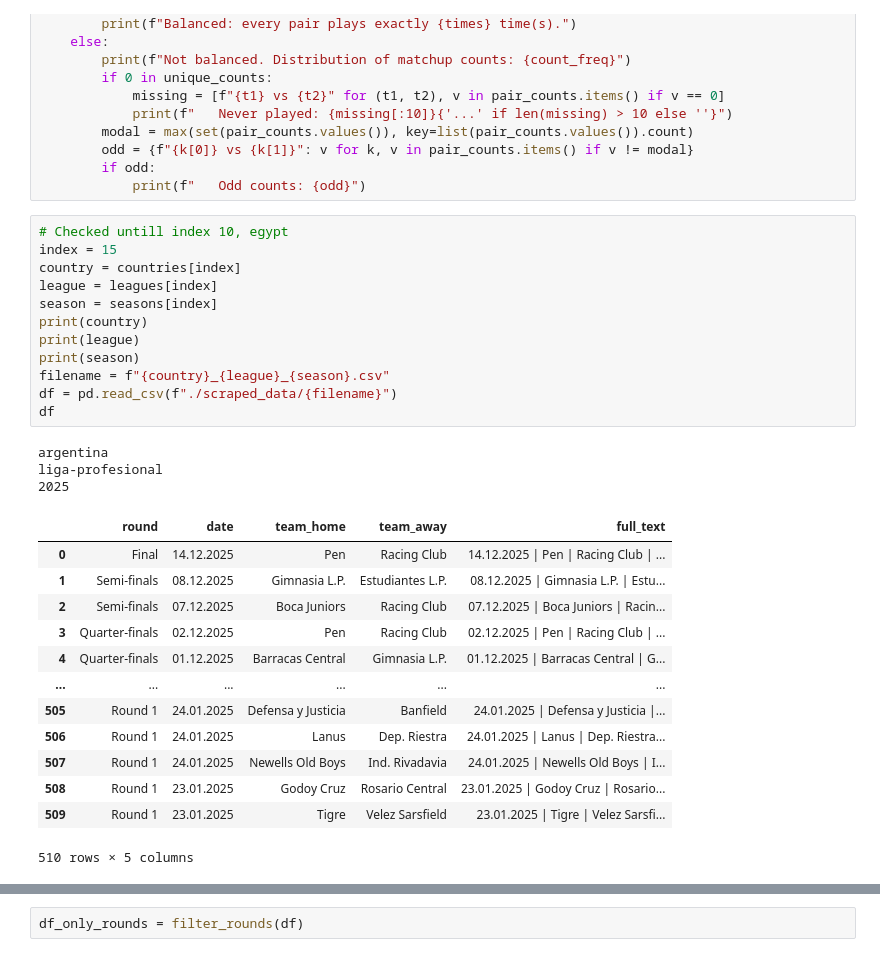
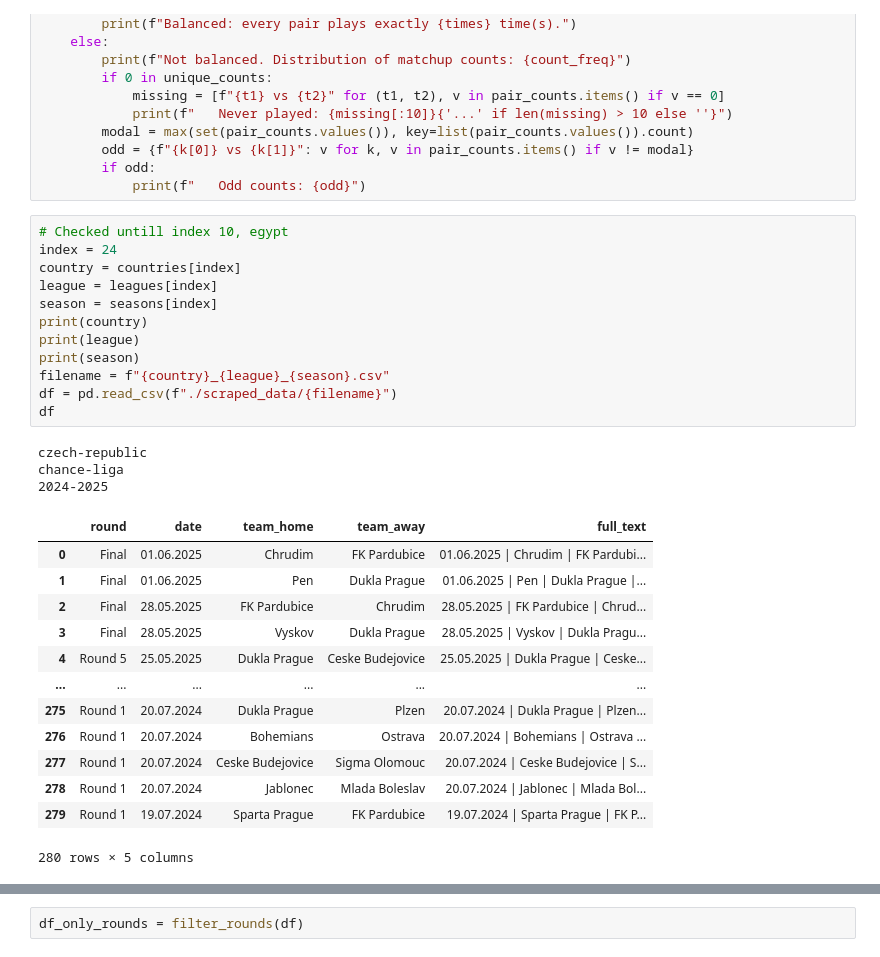
Before and after one commit to simon-cosyns/soccer_schedules_around_the_world, a Jupyter notebook: inspect_data.ipynb, the cells around one changed output, grey strips where cells are left out. Saved outputs shown, nothing was run; the diff lists cells and outputs as text.

```diff
--- a/inspect_data.ipynb
+++ b/inspect_data.ipynb
@@ -117,33 +120,33 @@ def check_games(df):
             print(f"   Odd counts: {odd}")
 # %%
 # Checked untill index 10, egypt
-index = 15
+index = 24
 country = countries[index]
 league = leagues[index]
 season = seasons[index]
 print(country)
 print(league)
 print(season)
 filename = f"{country}_{league}_{season}.csv"
 df = pd.read_csv(f"./scraped_data/{filename}")
 df
 # %% [output]
-argentina
-liga-profesional
-2025
+czech-republic
+chance-liga
+2024-2025
 |  | round | date | team_home | team_away | full_text |
-| 0 | Final | 14.12.2025 | Pen | Racing Club | 14.12.2025 | Pen | Racing Club | ... |
-| 1 | Semi-finals | 08.12.2025 | Gimnasia L.P. | Estudiantes L.P. | 08.12.2025 | Gimnasia L.P. | Estu... |
-| 2 | Semi-finals | 07.12.2025 | Boca Juniors | Racing Club | 07.12.2025 | Boca Juniors | Racin... |
-| 3 | Quarter-finals | 02.12.2025 | Pen | Racing Club | 02.12.2025 | Pen | Racing Club | ... |
-| 4 | Quarter-finals | 01.12.2025 | Barracas Central | Gimnasia L.P. | 01.12.2025 | Barracas Central | G... |
+| 0 | Final | 01.06.2025 | Chrudim | FK Pardubice | 01.06.2025 | Chrudim | FK Pardubi... |
+| 1 | Final | 01.06.2025 | Pen | Dukla Prague | 01.06.2025 | Pen | Dukla Prague |... |
+| 2 | Final | 28.05.2025 | FK Pardubice | Chrudim | 28.05.2025 | FK Pardubice | Chrud... |
+| 3 | Final | 28.05.2025 | Vyskov | Dukla Prague | 28.05.2025 | Vyskov | Dukla Pragu... |
+| 4 | Round 5 | 25.05.2025 | Dukla Prague | Ceske Budejovice | 25.05.2025 | Dukla Prague | Ceske... |
 | ... | ... | ... | ... | ... | ... |
-| 505 | Round 1 | 24.01.2025 | Defensa y Justicia | Banfield | 24.01.2025 | Defensa y Justicia |... |
-| 506 | Round 1 | 24.01.2025 | Lanus | Dep. Riestra | 24.01.2025 | Lanus | Dep. Riestra... |
-| 507 | Round 1 | 24.01.2025 | Newells Old Boys | Ind. Rivadavia | 24.01.2025 | Newells Old Boys | I... |
-| 508 | Round 1 | 23.01.2025 | Godoy Cruz | Rosario Central | 23.01.2025 | Godoy Cruz | Rosario... |
-| 509 | Round 1 | 23.01.2025 | Tigre | Velez Sarsfield | 23.01.2025 | Tigre | Velez Sarsfi... |
+| 275 | Round 1 | 20.07.2024 | Dukla Prague | Plzen | 20.07.2024 | Dukla Prague | Plzen... |
+| 276 | Round 1 | 20.07.2024 | Bohemians | Ostrava | 20.07.2024 | Bohemians | Ostrava ... |
+| 277 | Round 1 | 20.07.2024 | Ceske Budejovice | Sigma Olomouc | 20.07.2024 | Ceske Budejovice | S... |
+| 278 | Round 1 | 20.07.2024 | Jablonec | Mlada Boleslav | 20.07.2024 | Jablonec | Mlada Bol... |
+| 279 | Round 1 | 19.07.2024 | Sparta Prague | FK Pardubice | 19.07.2024 | Sparta Prague | FK P... |
-510 rows × 5 columns
+280 rows × 5 columns
 # %%
 # First do the checks, then do the filtering and removing of round prefix if necessary
 
```
Also changed, not shown: parts of 18 cells of this notebook, 6 other files.
